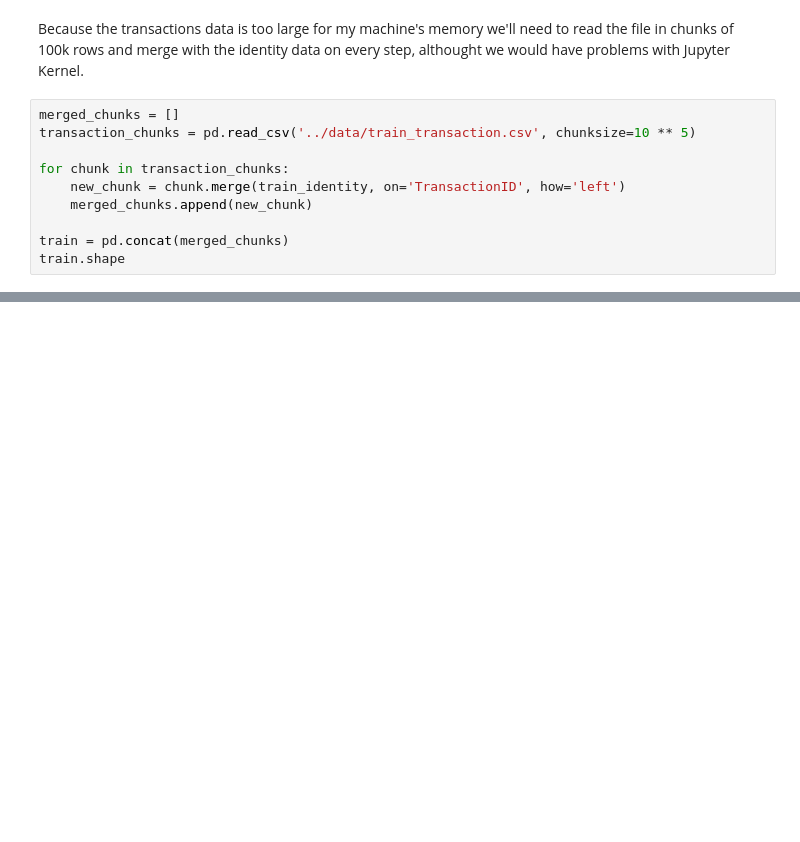
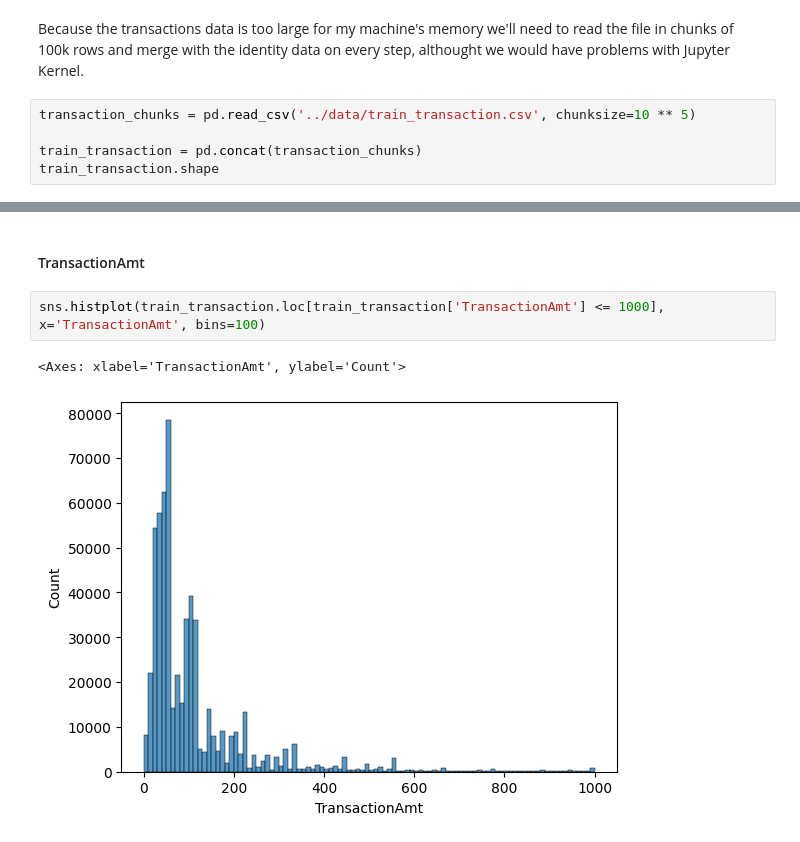
Before and after one commit to ianaraujo/puc-ciencia-dados, a Jupyter notebook: notebooks/01_data_exploration.ipynb, the cells around one changed output, grey strips where cells are left out. Cells and saved outputs as stored; diff of their text form; blank space fills up the shorter version.

```diff
--- a/notebooks/01_data_exploration.ipynb
+++ b/notebooks/01_data_exploration.ipynb
@@ -14,13 +47,8 @@ train_identity.shape
 # %% [markdown]
 Because the transactions data is too large for my machine's memory we'll need to read the file in chunks of 100k rows and merge with the identity data on every step, althought we would have problems with Jupyter Kernel.
 # %%
-merged_chunks = []
 transaction_chunks = pd.read_csv('../data/train_transaction.csv', chunksize=10 ** 5)
 
-for chunk in transaction_chunks:
-    new_chunk = chunk.merge(train_identity, on='TransactionID', how='left')
-    merged_chunks.append(new_chunk)
-
-train = pd.concat(merged_chunks)
-train.shape
+train_transaction = pd.concat(transaction_chunks)
+train_transaction.shape
 # %% [output]
@@ -41,0 +84,7 @@ del train_identity, transaction_chunks
+# %% [markdown]
+#### TransactionAmt
+# %%
+sns.histplot(train_transaction.loc[train_transaction['TransactionAmt'] <= 1000], x='TransactionAmt', bins=100)
+# %% [output]
+<Axes: xlabel='TransactionAmt', ylabel='Count'>
+[figure, added]
```
Also changed, not shown: parts of 27 cells of this notebook, 6 other files.
